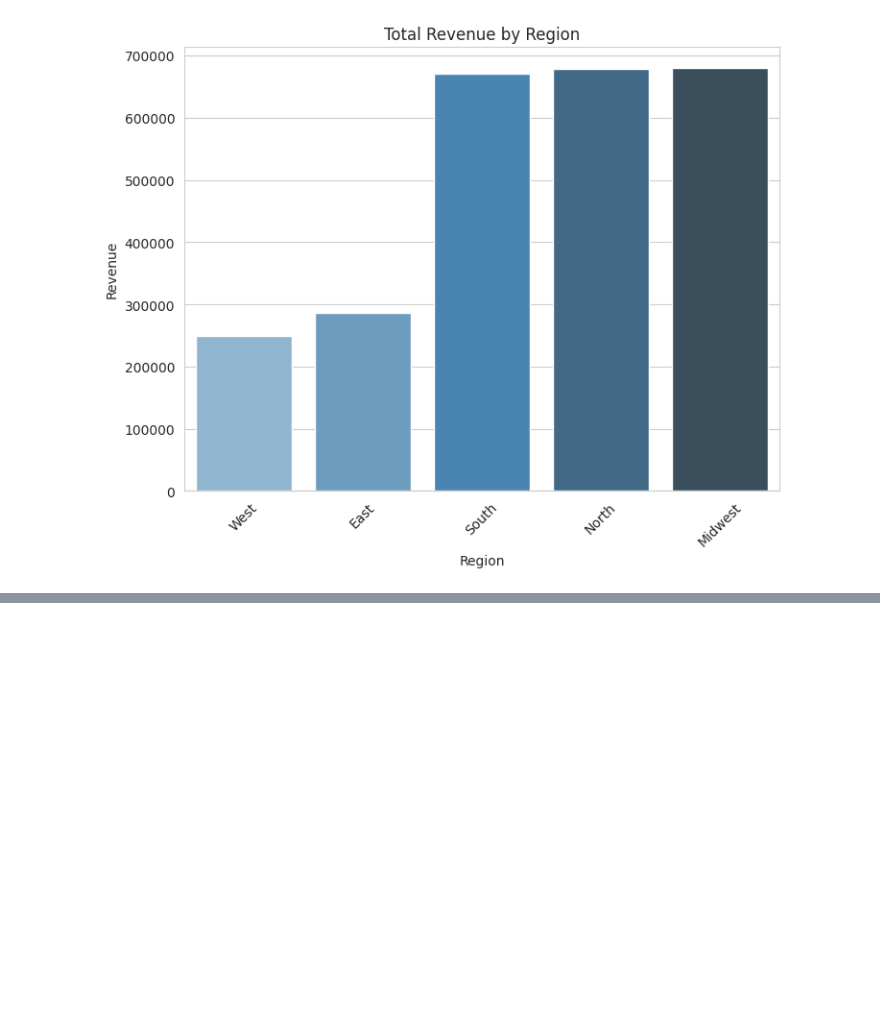
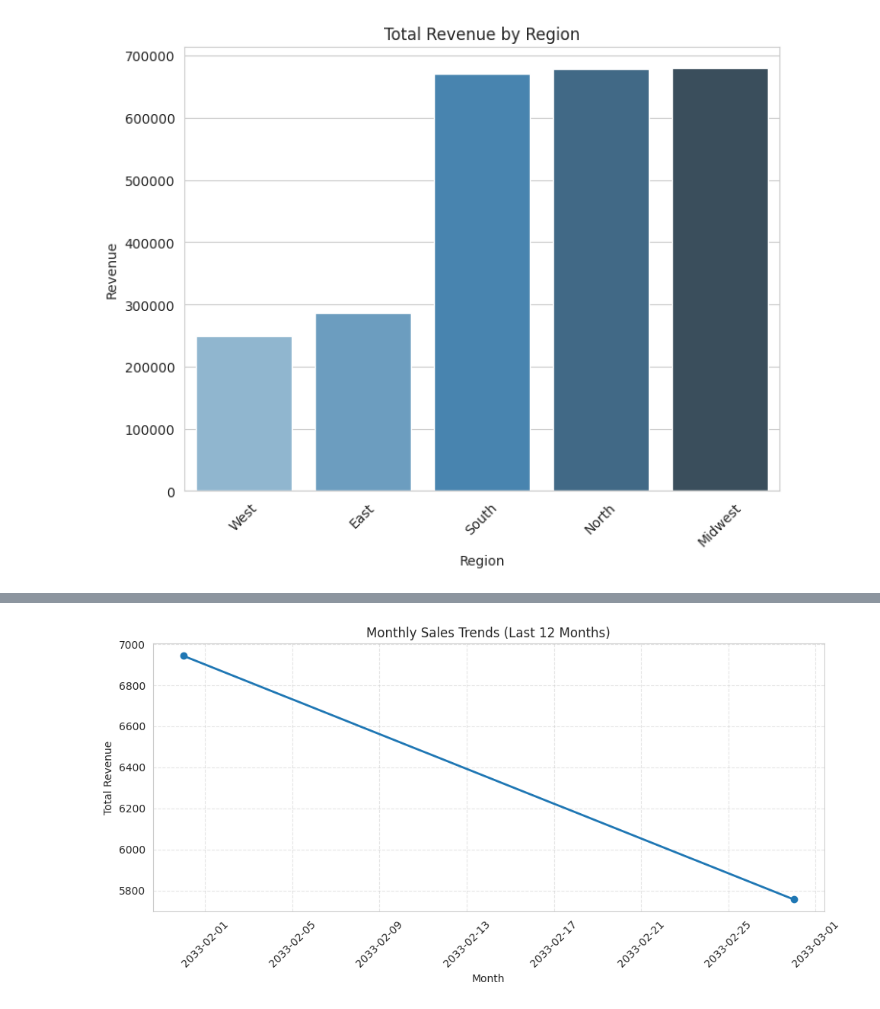
Before and after one commit to YoussefMostafaMohammed/DataAnalyticProject, a Jupyter notebook: notebooks/ecommerce_analysis.ipynb, the cells around one changed output, grey strips where cells are left out. Saved outputs shown, nothing was run; the diff lists cells and outputs as text; code cells hidden in the pictures; blank space fills up the shorter version.

```diff
--- a/notebooks/ecommerce_analysis.ipynb
+++ b/notebooks/ecommerce_analysis.ipynb
@@ -386,0 +431,37 @@ plt.show()
+# %%
+# Ensure Date is datetime
+full_data['Date'] = pd.to_datetime(full_data['Date'])
+
+# Filter last 12 months
+last_year_data = full_data[
+    full_data['Date'] >= full_data['Date'].max() - pd.DateOffset(years=1)
+]
+
+# Monthly aggregation (Month-End)
+monthly_sales = (
+    last_year_data
+    .set_index('Date')
+    .resample('ME')
+    ['Calculated_Revenue']
+    .sum()
+)
+
+plt.figure(figsize=(10, 5))
+
+plt.plot(
+    monthly_sales.index,
+    monthly_sales.values,
+    marker='o',
+    linewidth=2
+)
+
+plt.title('Monthly Sales Trends (Last 12 Months)')
+plt.xlabel('Month')
+plt.ylabel('Total Revenue')
+plt.xticks(rotation=45)
+plt.grid(True, linestyle='--', alpha=0.5)
+
+plt.tight_layout()
+plt.show()
+# %% [output]
+[figure, added]
```
Also changed, not shown: parts of 6 cells of this notebook, 3 other files.
